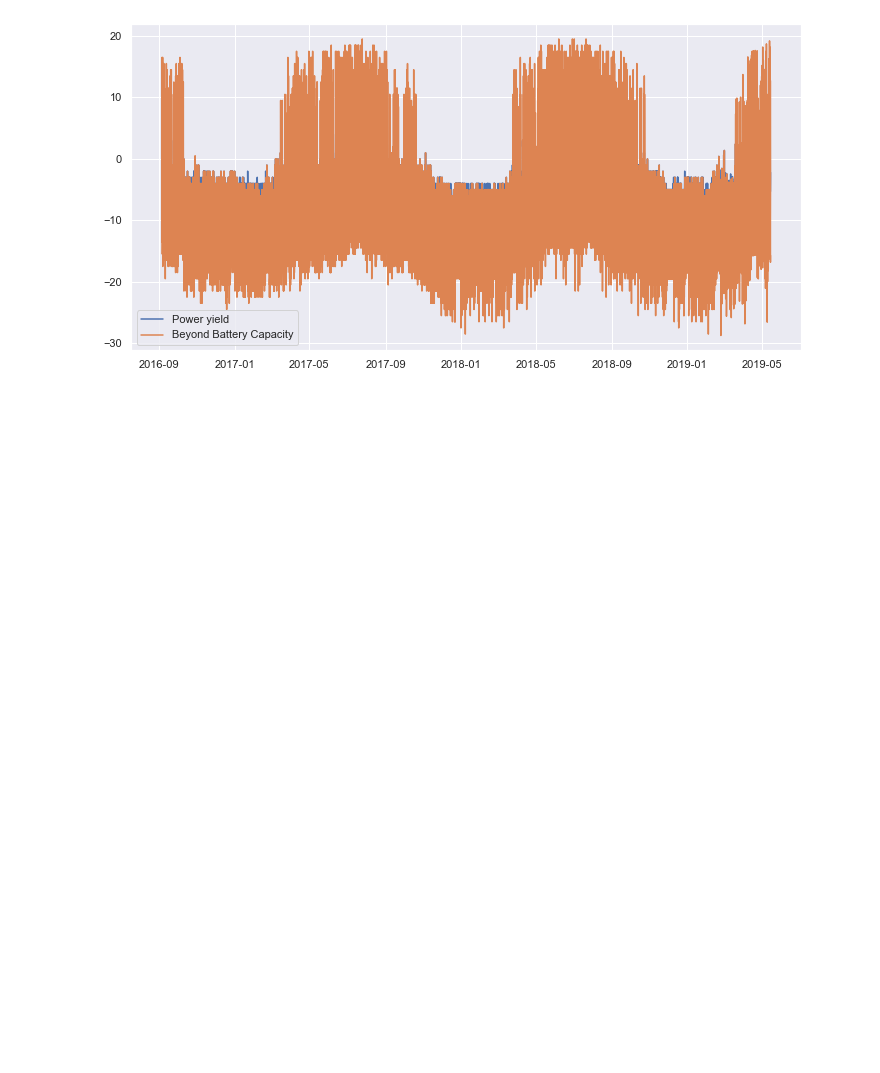
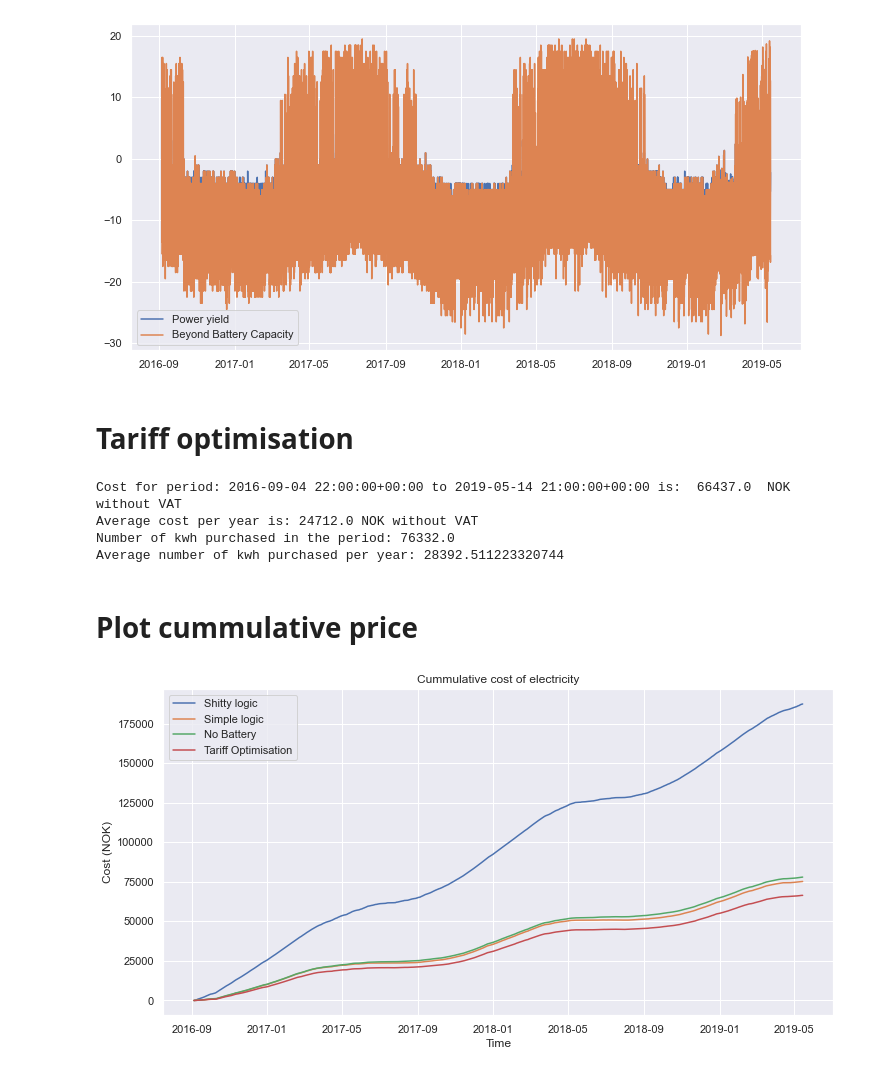
Before and after one commit to 4ug-aug/Otovo-OptimalControl, a Jupyter notebook: apply_battery.ipynb, the cells around one changed output. Drawn from its saved outputs; the diff is of its cells as text; code cells hidden in the pictures; blank space fills up the shorter version.

Commit message:
Feat: Added tariff optimisation, cummulative price plot and percentage savings barplot. Tested with multiplied value of on-peak price

```diff
--- a/apply_battery.ipynb
+++ b/apply_battery.ipynb
@@ -239,9 +254,5 @@ def logic(row, battery):
     row["surplus_deficit"] = battery.get_surplus_deficit()
     return row
 # %%
-# Copy series
-series_no_battery = series_merge.copy()
-
 # Logic rollout
-series_no_battery = logic_rollout(series_no_battery, battery, logic, get_price)
-series_no_battery.head()
+series_no_battery = logic_rollout(series_merge.copy(), battery, logic, get_price)
@@ -265,8 +269,9 @@ Average number of kwh purchased per year: 28488.477107820254
 ## Calculate Cost with battery with simple logic
 Charge battery when in surplus, use from battery when in deficit
 # %%
+simple_logic_capacity = 12
 # Define battery with capcacity
-battery = Battery(max_capacity=12)
+battery = Battery(max_capacity=simple_logic_capacity)
 
 # Define logic charge/discharge battery if needed
 def logic(row, battery):
@@ -317,7 +322,7 @@ plt.show()
 if next hour's estimated cost is higher than our current - we wait discharging our battery
 # %%
 # Initialise battery
-battery = Battery2(max_capacity=12)
+battery = Battery(max_capacity=12)
 
 # Define logic
 def price_optimisation_logic(row, battery):
@@ -379,3 +384,5 @@ ax.legend()
 plt.show()
 # %% [output]
 [figure]
+# %% [markdown]
+# Tariff optimisation
@@ -381,0 +436,29 @@ plt.show()
+# %%
+series_battery_logic_TO = logic_rollout(series_merge.copy(), battery, tariff_optimisation_logic, get_price)
+# %%
+print_price_summary(series_battery_logic_TO)
+# %% [output]
+Cost for period: 2016-09-04 22:00:00+00:00 to 2019-05-14 21:00:00+00:00 is:  66437.0  NOK without VAT
+Average cost per year is: 24712.0 NOK without VAT
+Number of kwh purchased in the period: 76332.0
+Average number of kwh purchased per year: 28392.511223320744
+# %% [markdown]
+# Plot cummulative price
+# %%
+# plot cummulative price
+import seaborn as sns
+sns.set()
+fig, ax = plt.subplots(figsize=(12, 6))
+ax.plot(series_battery_logic["timeslot"], series_battery_logic["price_cummulative"], label="Shitty logic")
+ax.plot(series_battery["timeslot"], series_battery["price_cummulative"], label="Simple logic")
+ax.plot(series_no_battery["timeslot"], series_no_battery["price_cummulative"], label="No Battery")
+ax.plot(series_battery_logic_TO["timeslot"], series_battery_logic_TO["price_cummulative"], label="Tariff Optimisation")
+
+ax.set_xlabel('Time')
+ax.set_ylabel('Cost (NOK)')
+ax.set_title('Cummulative cost of electricity')
+
+ax.legend()
+plt.show()
+# %% [output]
+[figure, added]
```
Also changed, not shown: parts of 9 cells of this notebook.
